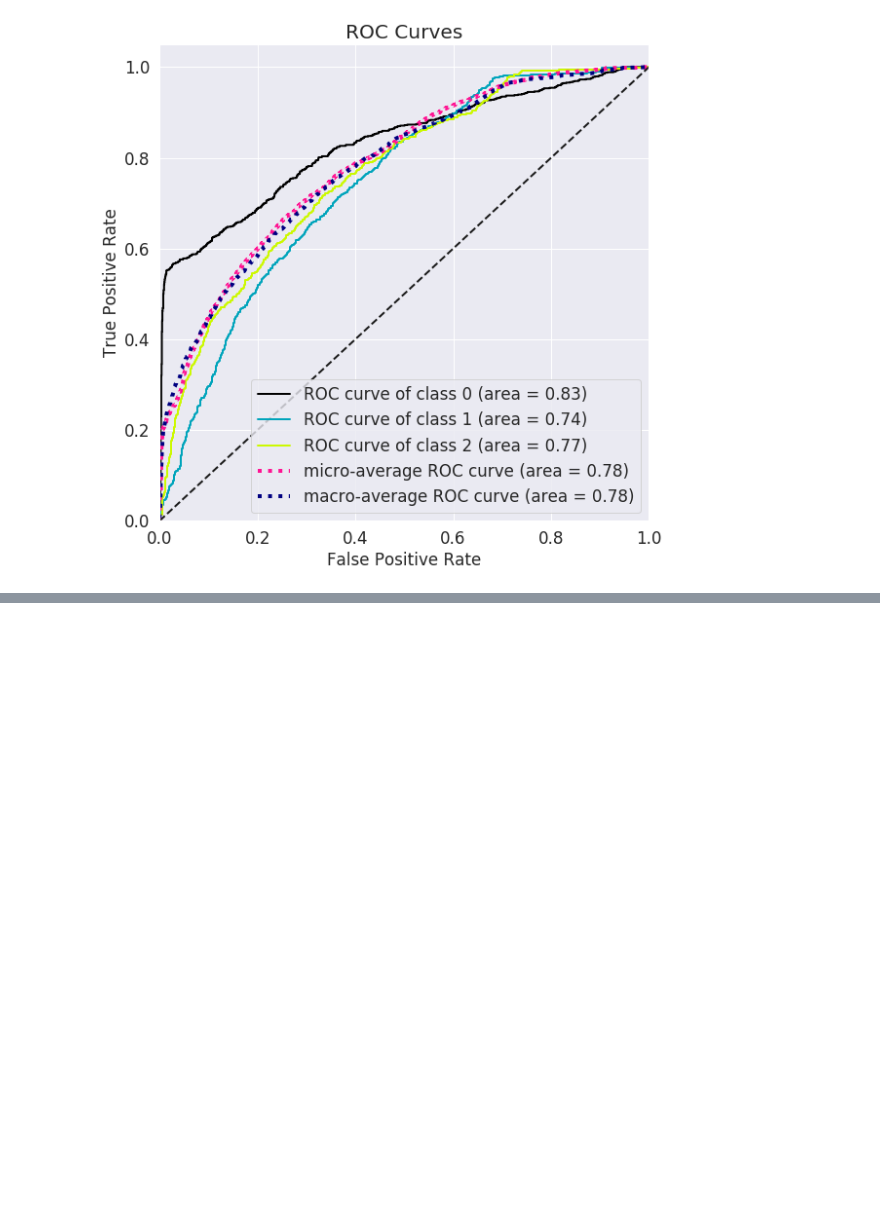
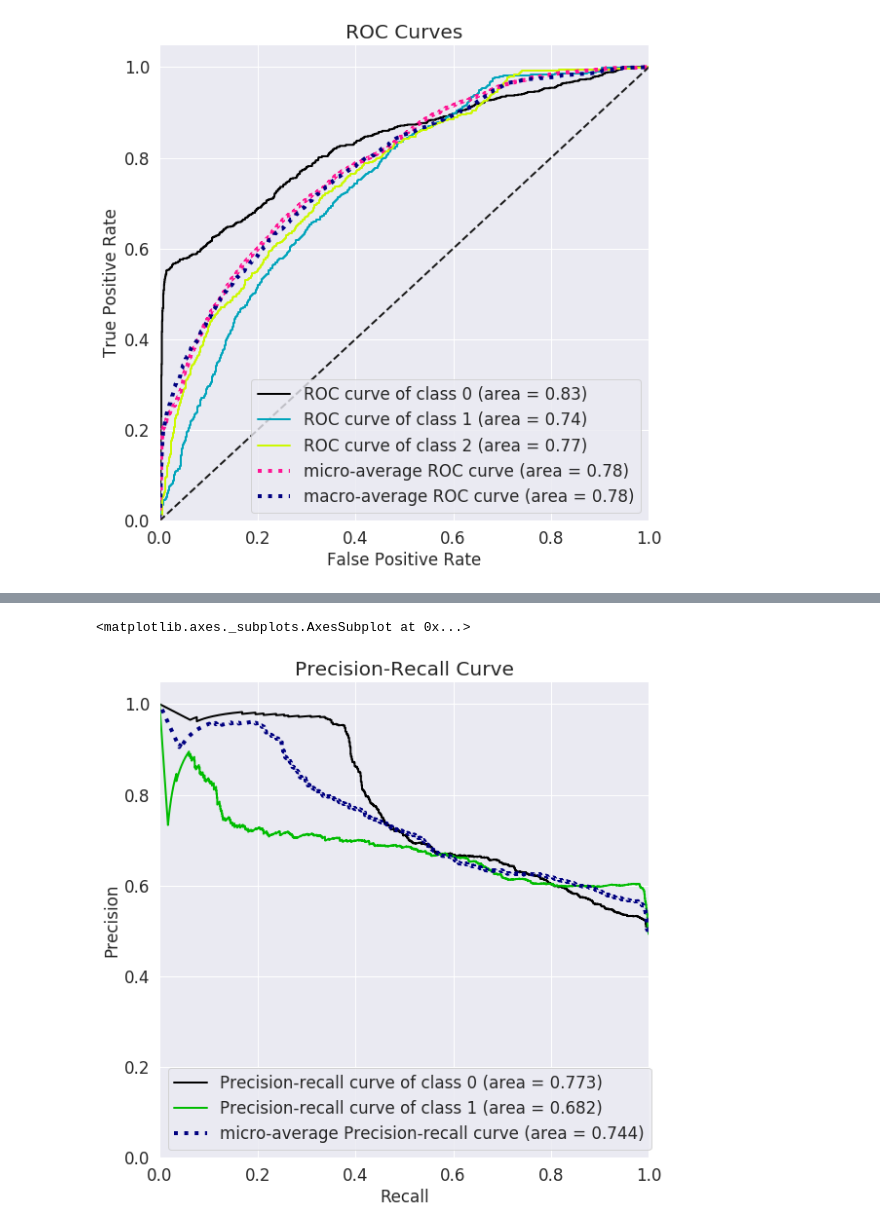
Before and after one commit to feliperamis/spotify-track-prediction, a Jupyter notebook: Practice2/NaiveBayes.ipynb, the cells around one changed output, grey strips where cells are left out. Drawn from its saved outputs; the diff is of its cells as text; code cells hidden in the pictures; blank space fills up the shorter version.

```diff
--- a/Practice2/NaiveBayes.ipynb
+++ b/Practice2/NaiveBayes.ipynb
@@ -123,0 +197,12 @@ skplt.plot_roc_curve(y_test, probas, figsize=(9,9))
+# %%
+import scikitplot as skplt
+
+clf = GaussianNB()
+X_train, X_test, y_train, y_test = train_test_split(X, y, test_size=0.3, random_state=42)
+clf.fit(X_train, y_train)
+probas = clf.predict_proba(X_test)
+
+skplt.metrics.plot_precision_recall_curve(y_test, probas,figsize = (9,9))
+# %% [output]
+<matplotlib.axes._subplots.AxesSubplot at 0x...>
+[figure, added]
```
Also changed, not shown: parts of 7 cells of this notebook.
